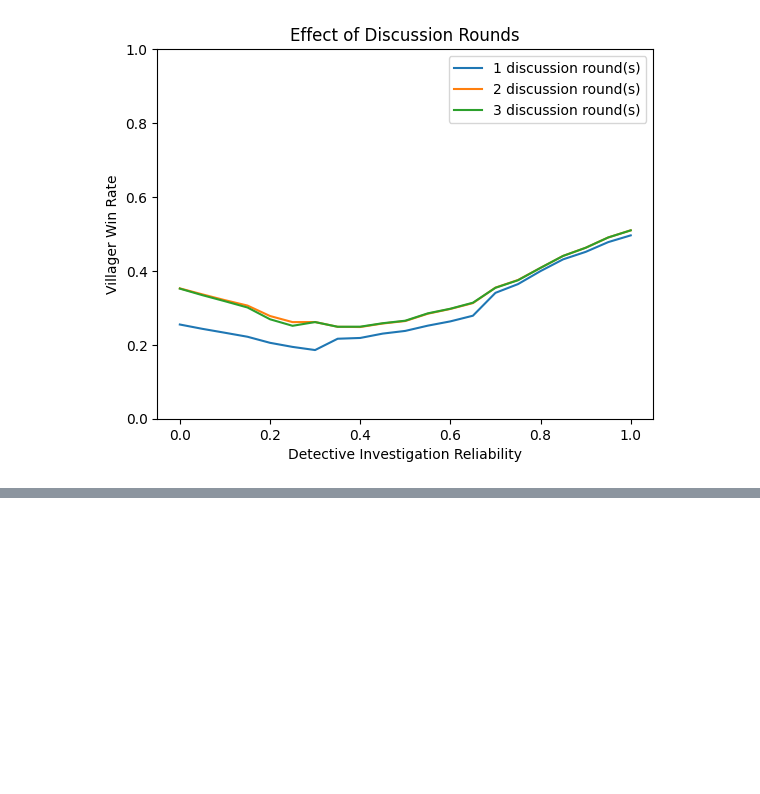
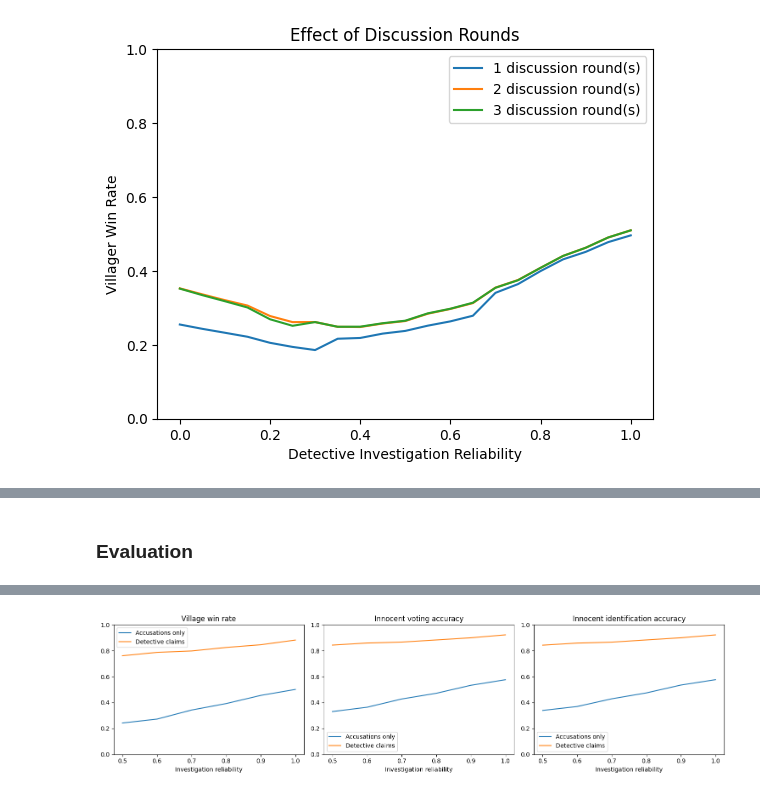
Before and after one commit to ddinesh19/15784_Mafia, a Jupyter notebook: SimpleMafiaBayesianBaseline.ipynb, the cells around one changed output, grey strips where cells are left out. Drawn from its saved outputs; the diff is of its cells as text; code cells hidden in the pictures; blank space fills up the shorter version.

```diff
--- a/SimpleMafiaBayesianBaseline.ipynb
+++ b/SimpleMafiaBayesianBaseline.ipynb
@@ -371,0 +573,65 @@ plt.show()
+# %% [markdown]
+### Evaluation
+# %%
+evaluation_num_games = 1000
+evaluation_rounds = 3
+evaluation_reliabilities = [0.5, 0.6, 0.7, 0.8, 0.9, 1.0]
+evaluation_seed = 42
+evaluation_results = {}
+
+evaluation_random_state = random.getstate()
+try:
+  for evaluation_label, evaluation_class in [("Accusations only", Game), ("Detective claims", ClaimGame)]:
+    evaluation_results[evaluation_label] = {}
+
+    for evaluation_reliability in evaluation_reliabilities:
+      evaluation_wins = 0
+      evaluation_correct_votes = 0
+      evaluation_identifications = 0
+      evaluation_innocent_count = 0
+
+      for evaluation_i in range(evaluation_num_games):
+        random.seed(evaluation_seed + evaluation_i)
+        evaluation_game = evaluation_class(evaluation_reliability, evaluation_rounds)
+        evaluation_result = evaluation_game.play()
+
+        if evaluation_result["winner"] == "Villager":
+          evaluation_wins += 1
+
+        #Score after play; ground truth is used only for evaluation
+        for evaluation_agent in evaluation_game.villagers + [evaluation_game.detective]:
+          evaluation_innocent_count += 1
+          if evaluation_result["votes"][evaluation_agent.id] == evaluation_game.mafia_id:
+            evaluation_correct_votes += 1
+
+          evaluation_max = max(evaluation_agent.beliefs)
+          evaluation_targets = [p for p in evaluation_game.players if evaluation_agent.beliefs[p] == evaluation_max]
+          if evaluation_game.mafia_id in evaluation_targets:
+            evaluation_identifications += 1 / len(evaluation_targets)
+
+      evaluation_results[evaluation_label][evaluation_reliability] = {
+        "Village win rate": evaluation_wins / evaluation_num_games,
+        "Innocent voting accuracy": evaluation_correct_votes / evaluation_innocent_count,
+        "Innocent identification accuracy": evaluation_identifications / evaluation_innocent_count
+      }
+finally:
+  random.setstate(evaluation_random_state)
+
+for evaluation_label, evaluation_rates in evaluation_results.items():
+  print("\n" + evaluation_label)
+  print("Reliability | Village wins | Voting accuracy | Identification accuracy")
+  for evaluation_reliability, evaluation_metrics in evaluation_rates.items():
+    print(f"{evaluation_reliability:.2f}        | {evaluation_metrics['Village win rate']:.3f}        | {evaluation_metrics['Innocent voting accuracy']:.3f}           | {evaluation_metrics['Innocent identification accuracy']:.3f}")
+
+evaluation_fig, evaluation_axes = plt.subplots(1, 3, figsize=(15, 4))
+for evaluation_ax, evaluation_metric in zip(evaluation_axes, ["Village win rate", "Innocent voting accuracy", "Innocent identification accuracy"]):
+  for evaluation_label, evaluation_rates in evaluation_results.items():
+    evaluation_ax.plot(list(evaluation_rates.keys()), [m[evaluation_metric] for m in evaluation_rates.values()], label=evaluation_label)
+  evaluation_ax.set_title(evaluation_metric)
+  evaluation_ax.set_xlabel("Investigation reliability")
+  evaluation_ax.set_ylim(0, 1)
+  evaluation_ax.legend()
+
+plt.tight_layout()
+plt.show()
+# %% [output]
@@ -371,0 +655 @@ plt.show()
+[figure, added]
```
Also changed, not shown: parts of 10 cells of this notebook.
